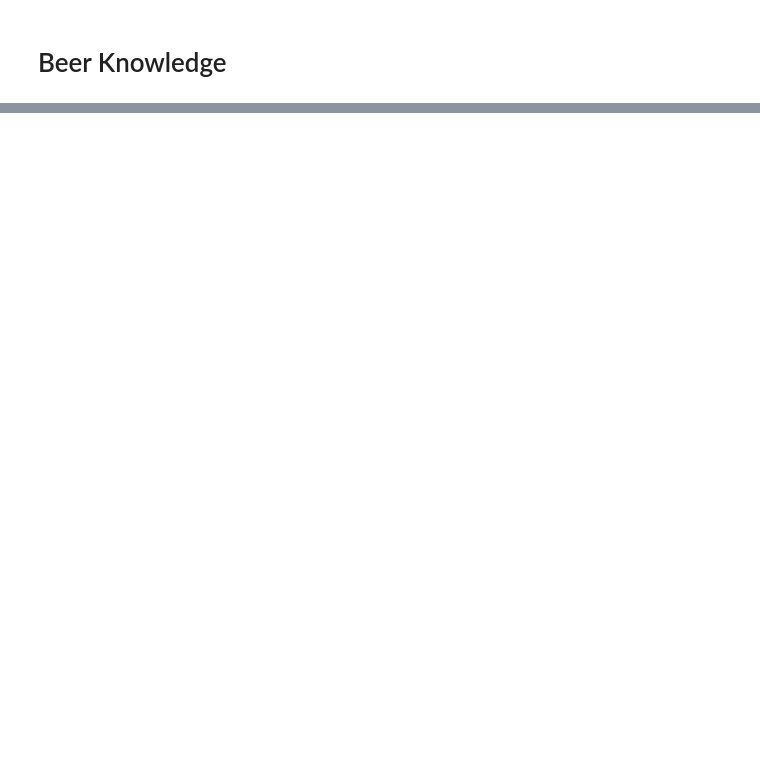
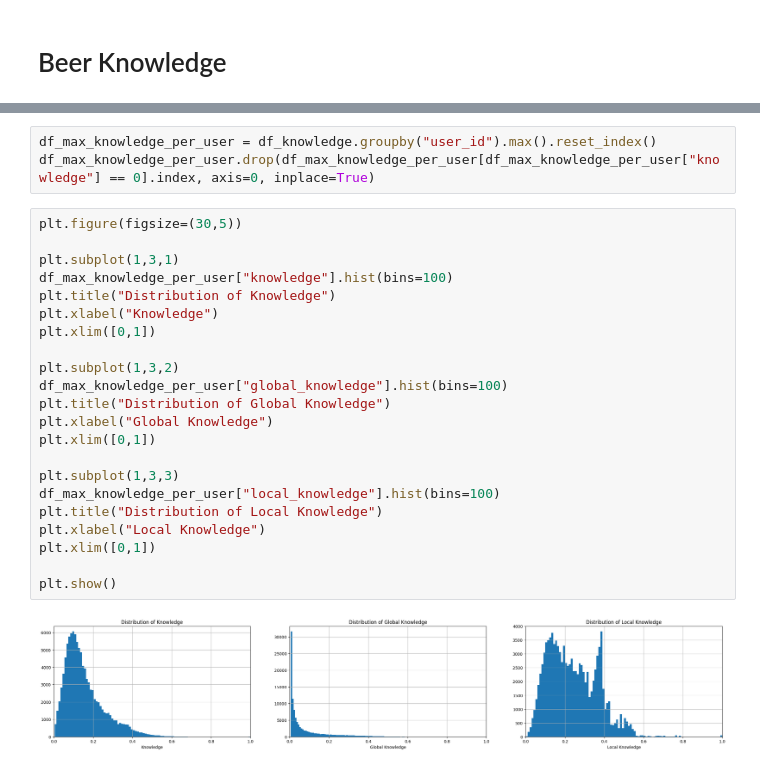
Before and after one commit to epfl-ada/ada-2024-project-pdfromscratch, a Jupyter notebook: src/workspaces/martin.ipynb, the cells around one changed output, grey strips where cells are left out. Saved outputs shown, nothing was run; the diff lists cells and outputs as text; blank space fills up the shorter version.

```diff
--- a/src/workspaces/martin.ipynb
+++ b/src/workspaces/martin.ipynb
@@ -85,0 +329,27 @@ K_u = K_{G,u} \cdot gini_u + K_{L,u} \cdot (1 - gini_u)
+# %%
+df_max_knowledge_per_user = df_knowledge.groupby("user_id").max().reset_index()
+df_max_knowledge_per_user.drop(df_max_knowledge_per_user[df_max_knowledge_per_user["knowledge"] == 0].index, axis=0, inplace=True)
+# %%
+plt.figure(figsize=(30,5))
+
+plt.subplot(1,3,1)
+df_max_knowledge_per_user["knowledge"].hist(bins=100)
+plt.title("Distribution of Knowledge")
+plt.xlabel("Knowledge")
+plt.xlim([0,1])
+
+plt.subplot(1,3,2)
+df_max_knowledge_per_user["global_knowledge"].hist(bins=100)
+plt.title("Distribution of Global Knowledge")
+plt.xlabel("Global Knowledge")
+plt.xlim([0,1])
+
+plt.subplot(1,3,3)
+df_max_knowledge_per_user["local_knowledge"].hist(bins=100)
+plt.title("Distribution of Local Knowledge")
+plt.xlabel("Local Knowledge")
+plt.xlim([0,1])
+
+plt.show()
+# %% [output]
+[figure, added]
```
Also changed, not shown: parts of 30 cells of this notebook.
